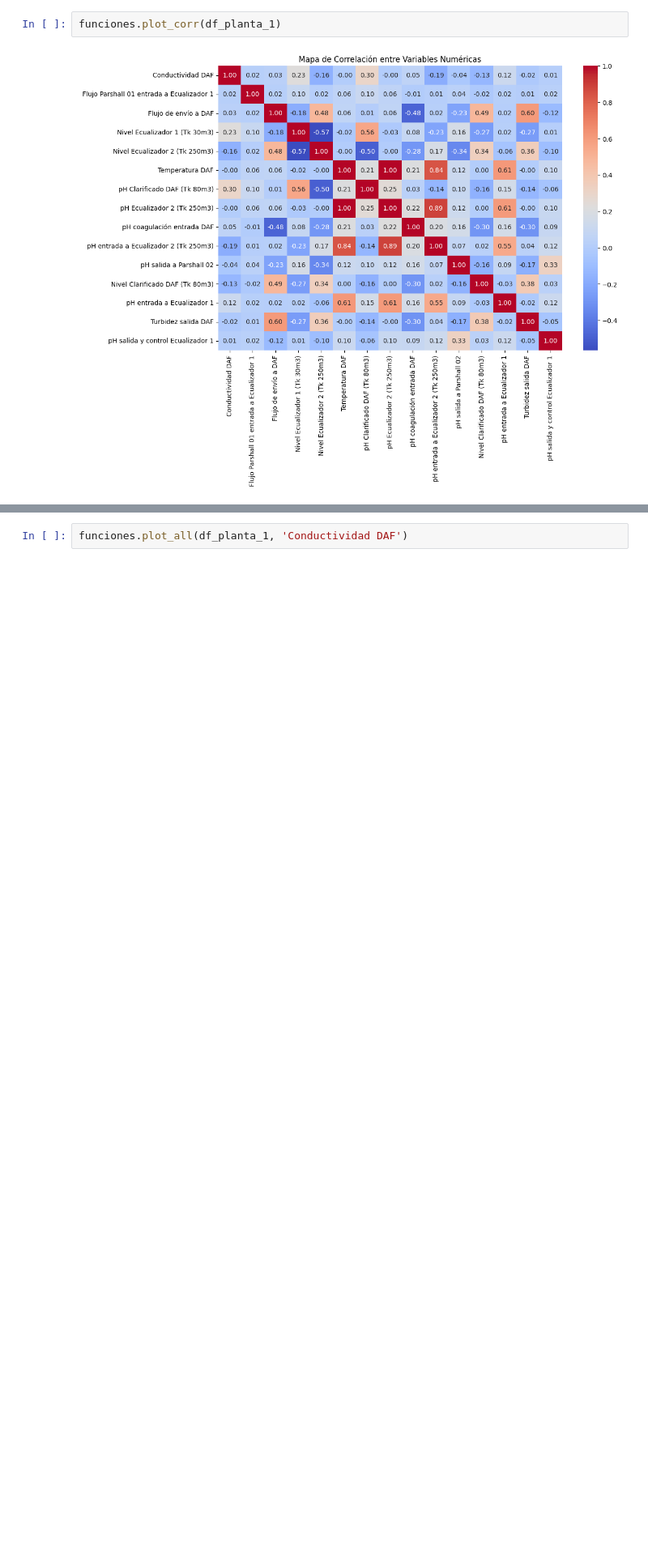
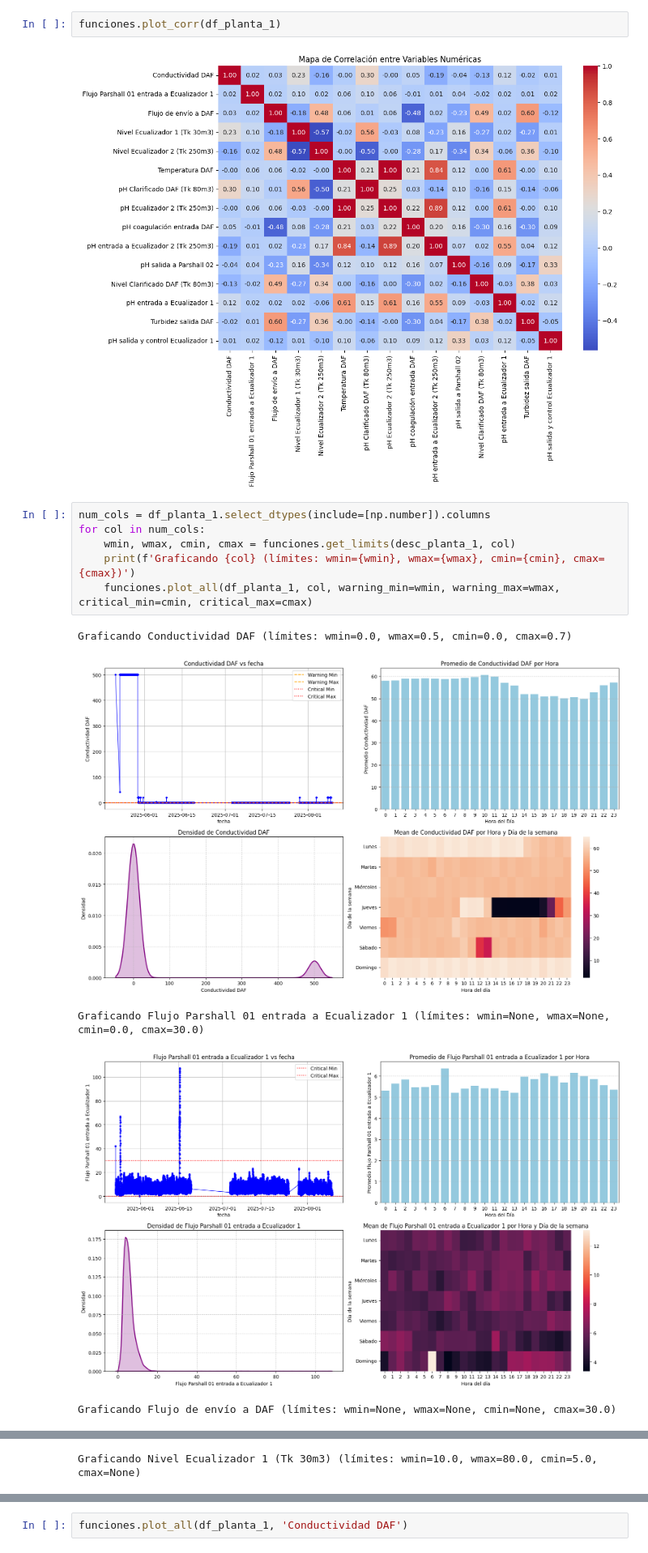
Before and after one commit to fchiapped/Proyecto-Grado, a Jupyter notebook: planta1.ipynb, the cells around one changed output, grey strips where cells are left out. Shown at 81% size. Saved outputs shown, nothing was run; the diff lists cells and outputs as text; blank space fills up the shorter version.

Commit message:
Plots varios

```diff
--- a/planta1.ipynb
+++ b/planta1.ipynb
@@ -116,3 +110,15 @@ importlib.reload(funciones);
 funciones.plot_corr(df_planta_1)
 # %% [output]
 [figure]
+# %%
+num_cols = df_planta_1.select_dtypes(include=[np.number]).columns
+for col in num_cols:
+    wmin, wmax, cmin, cmax = funciones.get_limits(desc_planta_1, col)
+    print(f'Graficando {col} (límites: wmin={wmin}, wmax={wmax}, cmin={cmin}, cmax={cmax})')
+    funciones.plot_all(df_planta_1, col, warning_min=wmin, warning_max=wmax, critical_min=cmin, critical_max=cmax)
+# %% [output]
+Graficando Conductividad DAF (límites: wmin=0.0, wmax=0.5, cmin=0.0, cmax=0.7)
+[figure, added]
+Graficando Flujo Parshall 01 entrada a Ecualizador 1 (límites: wmin=None, wmax=None, cmin=0.0, cmax=30.0)
+[figure, added]
+Graficando Flujo de envío a DAF (límites: wmin=None, wmax=None, cmin=None, cmax=30.0)
@@ -118,0 +126 @@ funciones.plot_corr(df_planta_1)
+Graficando Nivel Ecualizador 1 (Tk 30m3) (límites: wmin=10.0, wmax=80.0, cmin=5.0, cmax=None)
```
Also changed, not shown: parts of 9 cells of this notebook, 3 other files.
